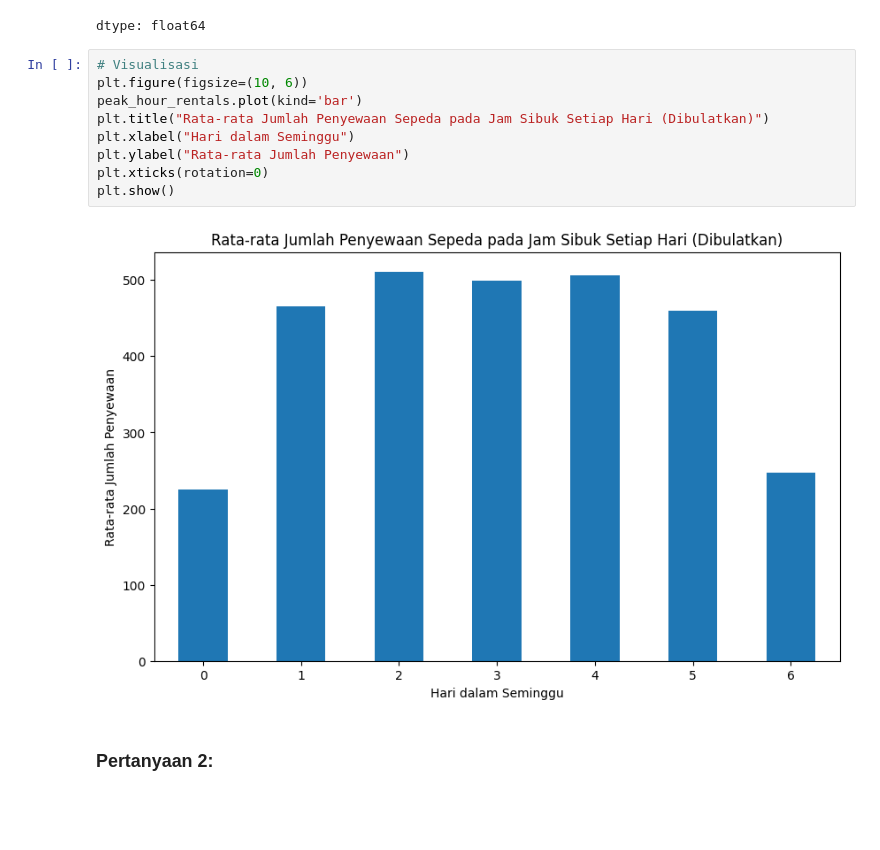
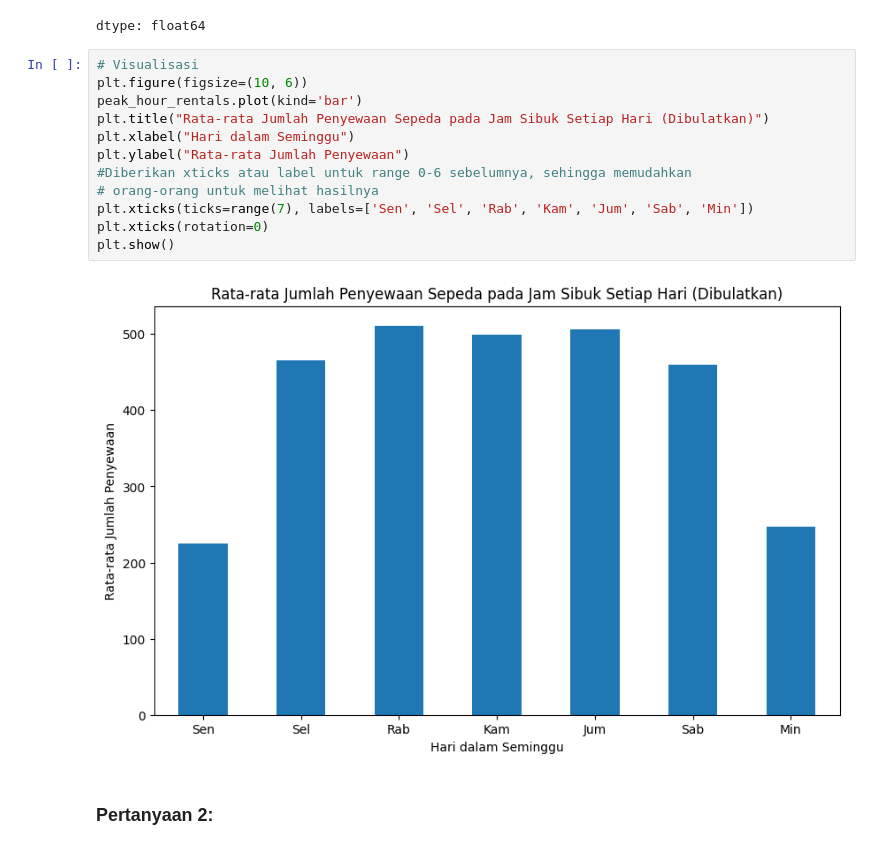
Before and after one commit to tsyaslsbl/Proyek_Analisis_Data, a Jupyter notebook: Notebook.ipynb, the cells around one changed output. Drawn from its saved outputs; the diff is of its cells as text; blank space fills up the shorter version.

```diff
--- a/Notebook.ipynb
+++ b/Notebook.ipynb
@@ -203,14 +233,17 @@ dtype: float64
 # %%
 # Visualisasi
 plt.figure(figsize=(10, 6))
 peak_hour_rentals.plot(kind='bar')
 plt.title("Rata-rata Jumlah Penyewaan Sepeda pada Jam Sibuk Setiap Hari (Dibulatkan)")
 plt.xlabel("Hari dalam Seminggu")
 plt.ylabel("Rata-rata Jumlah Penyewaan")
+#Diberikan xticks atau label untuk range 0-6 sebelumnya, sehingga memudahkan
+# orang-orang untuk melihat hasilnya
+plt.xticks(ticks=range(7), labels=['Sen', 'Sel', 'Rab', 'Kam', 'Jum', 'Sab', 'Min'])
 plt.xticks(rotation=0)
 plt.show()
 # %% [output]
-[figure, old version]
+[figure, new version]
 # %% [markdown]
 ### Pertanyaan 2:
 # %%
```
Also changed, not shown: parts of 10 cells of this notebook, 2 other files.
